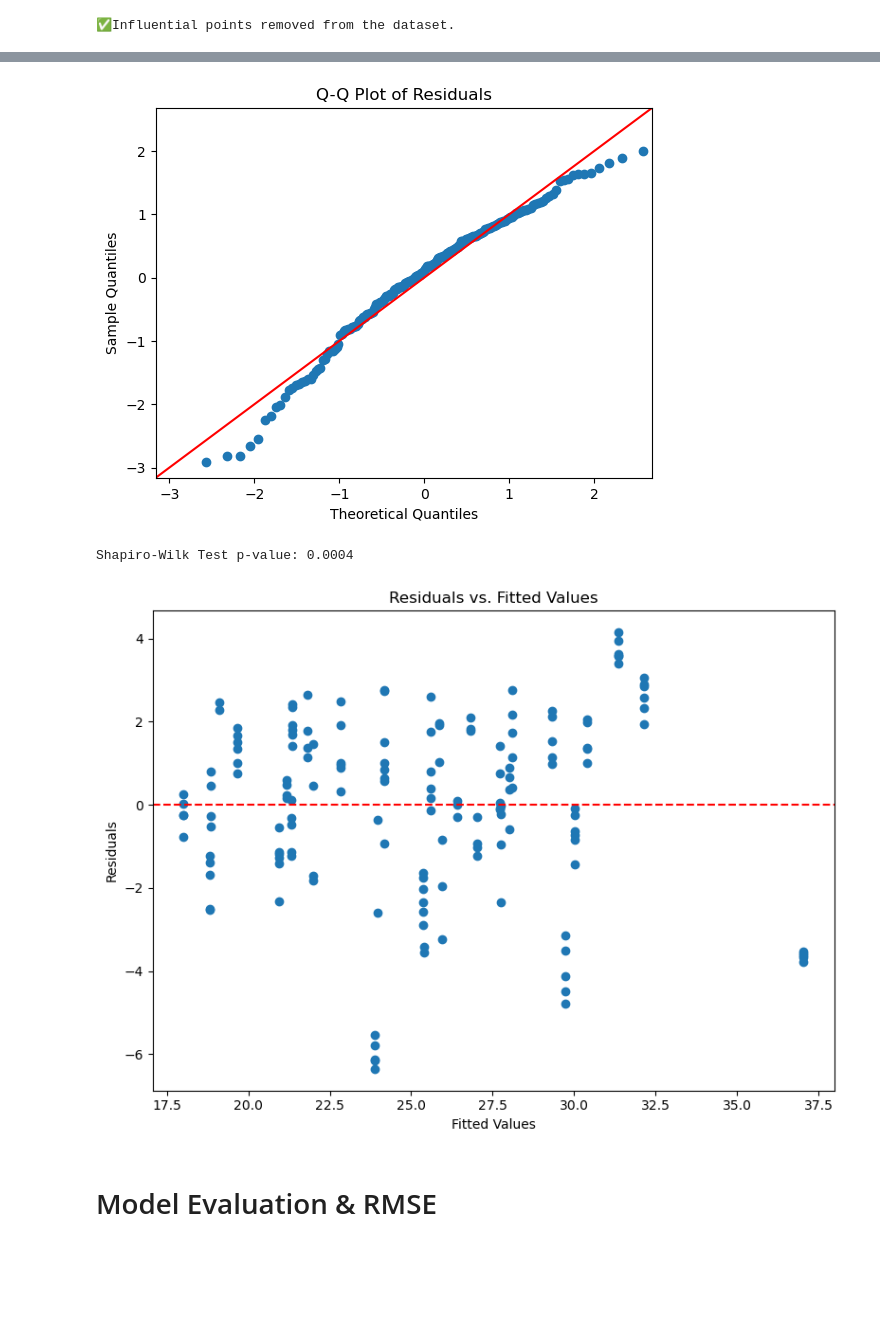
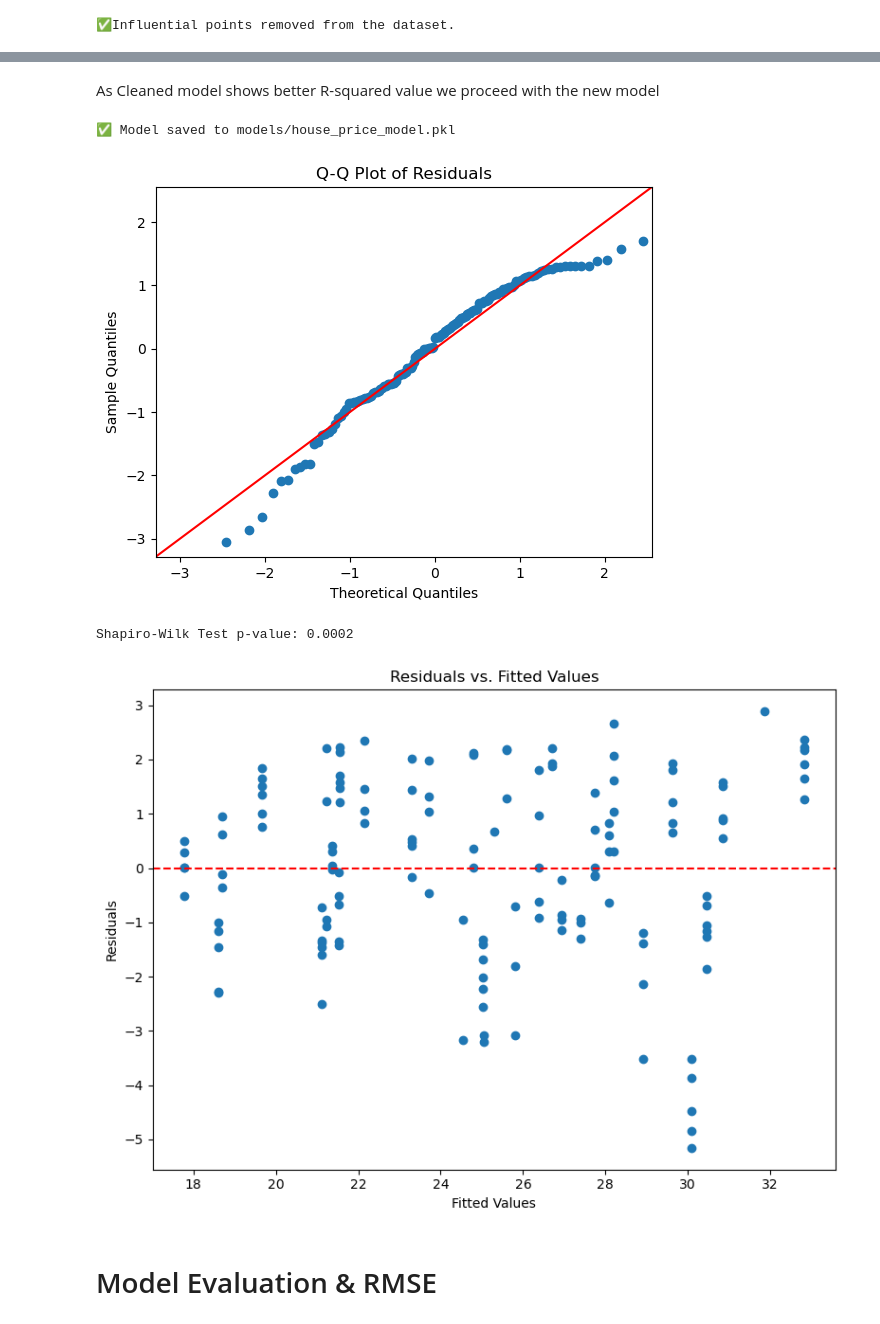
Before and after one commit to kochezz/001-house-price-prediction-python, a Jupyter notebook: notebooks/02_model_building.ipynb, the cells around one changed output, grey strips where cells are left out. Saved outputs shown, nothing was run; the diff lists cells and outputs as text; code cells hidden in the pictures; blank space fills up the shorter version.

```diff
--- a/notebooks/02_model_building.ipynb
+++ b/notebooks/02_model_building.ipynb
@@ -27,3 +28,9 @@ hse_price_cleaned = pd.read_csv("hse_price_cleaned.csv")
 print("✅ Datasets Loaded Successfully")
 # %% [output]
 ✅ Datasets Loaded Successfully
+# %%
+# Combine X_train and y_train into one DataFrame
+train_data = X_train.copy()
+train_data["price"] = y_train
+
+train_data.head()
@@ -123,6 +137,6 @@ plt.show()
 [figure]
 # %%
 # Highlight Influential Points
-influential_points = np.where(cooks_d > 4/len(hse_price_cleaned))[0]
+influential_points = np.where(cooks_d > 4/len(train_data))[0]
 print("Influential points:", influential_points)
 # %% [output]
@@ -131,5 +144,5 @@ Influential points: [  6  23  24  27  51  62  65  97 103 107 109 115 116 125 140
 # %%
-influential_points_removed = hse_price_cleaned.drop(index=influential_points)
+influential_points_removed = train_data.drop(index=influential_points)
 print("✅Influential points removed from the dataset.")
 # %% [output]
 ✅Influential points removed from the dataset.
@@ -157,8 +170,19 @@ Notes:
 strong multicollinearity or other numerical problems.
+# %% [markdown]
+As Cleaned model shows better R-squared value we proceed with the new model
+# %%
+# We overwrite the previous model with the new one
+
+# Save the cleaned model
+joblib.dump(model_cleaned, r"C:\Users\willi\GitHub\FPM_Assignment_PY\models\house_price_model.pkl")
+
+print("✅ Model saved to models/house_price_model.pkl")
+# %% [output]
+✅ Model saved to models/house_price_model.pkl
 # %%
 # Check for normality of residuals
 # Q-Q Plot
-residuals = model.resid
+residuals = model_cleaned.resid
 fig = sm.qqplot(residuals, line='45', fit=True)
 plt.title("Q-Q Plot of Residuals")
 plt.show()
@@ -168,23 +192,23 @@ plt.show()
 shapiro_test = shapiro(residuals)
 print("Shapiro-Wilk Test p-value:", round(shapiro_test.pvalue, 4))
 # %% [output]
-[figure, old version]
+[figure, new version]
-Shapiro-Wilk Test p-value: 0.0004
+Shapiro-Wilk Test p-value: 0.0002
 # %%
 # Heteroscedasticity (Equal Variance)
 # Plot residuals vs. fitted values
-fitted_vals = model.fittedvalues
+fitted_vals = model_cleaned.fittedvalues
 
 plt.figure(figsize=(8, 6))
 plt.scatter(fitted_vals, residuals)
 plt.axhline(0, linestyle='--', color='red')
 plt.xlabel("Fitted Values")
 plt.ylabel("Residuals")
 plt.title("Residuals vs. Fitted Values")
 plt.tight_layout()
 plt.show()
 # %% [output]
-[figure, old version]
+[figure, new version]
 # %% [markdown]
 # Model Evaluation & RMSE
 # %%
```
Also changed, not shown: parts of 8 cells of this notebook, 3 other files.
